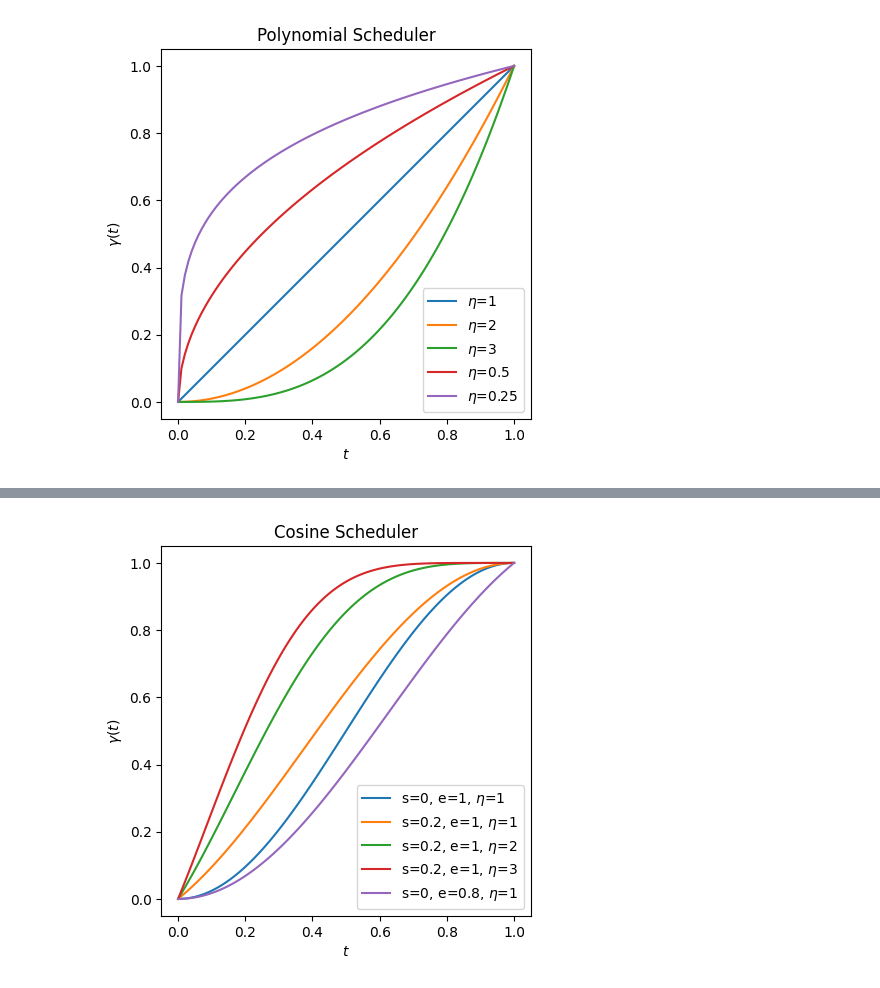
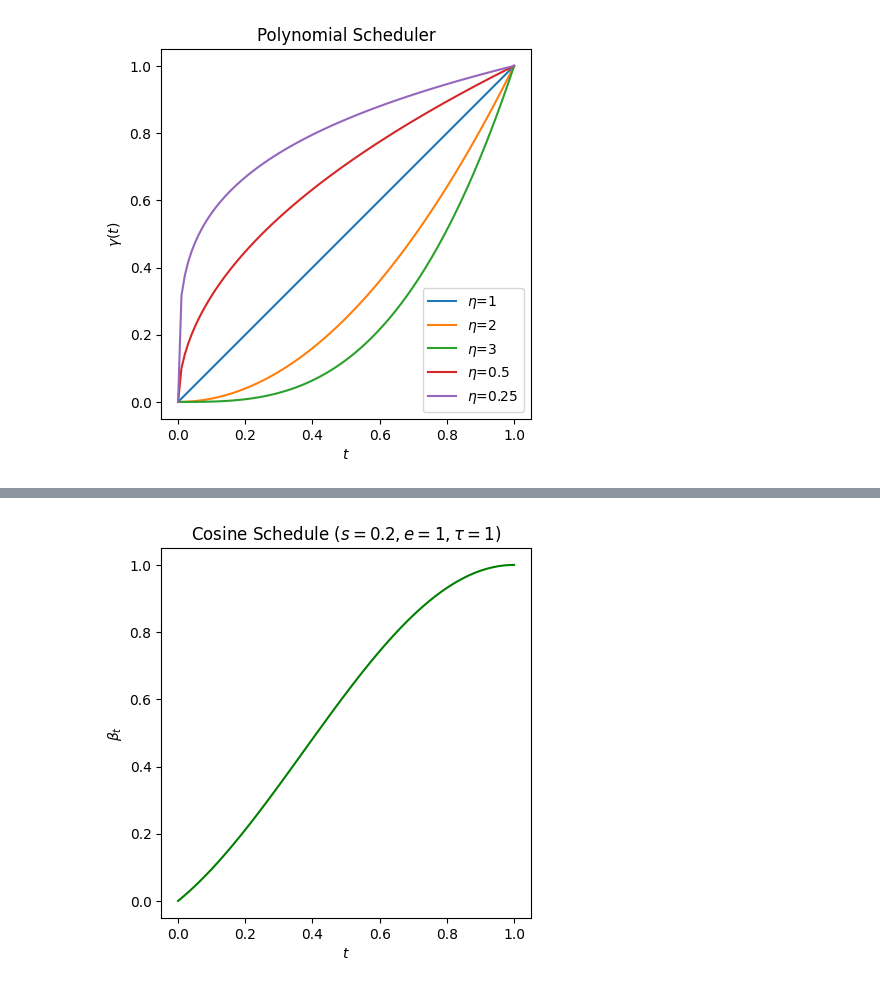
Before and after one commit to patrick-lindemann/ddpm, a Jupyter notebook: notebooks/plot_schedulers.ipynb, the cells around one changed output, grey strips where cells are left out. Cells and saved outputs as stored; diff of their text form; code cells hidden in the pictures.

```diff
--- a/notebooks/plot_schedulers.ipynb
+++ b/notebooks/plot_schedulers.ipynb
@@ -3,7 +3,6 @@ import sys
 sys.path.append('../')
 # %%
 import pathlib
-
-OUT_DIR = pathlib.Path('../out/')
+OUT_DIR = pathlib.Path('../out/plots')
 if not OUT_DIR.exists():
     OUT_DIR.mkdir()
@@ -50,22 +103,12 @@ plt.savefig(OUT_DIR / 'plot-polynomial.svg', bbox_inches='tight', pad_inches=0)
 # %%
-from diffusion.schedule import CosineScheduler
+from src.schedule import CosineSchedule
 
-variants = [
-    { 'start': 0, 'end': 1, 'tau': 1 },
-    { 'start': 0.2, 'end': 1, 'tau': 1 },
-    { 'start': 0.2, 'end': 1, 'tau': 2 },
-    { 'start': 0.2, 'end': 1, 'tau': 3 },
-    { 'start': 0, 'end': 0.8, 'tau': 1 },
-]
-
+schedule = CosineSchedule(start=0.2, end=1.0, tau=1.0)
 plt.xlabel('$t$')
-plt.ylabel('$\\gamma(t)$')
-plt.title('Cosine Scheduler')
+plt.ylabel('$\\beta_t$')
+plt.title('Cosine Schedule $(s=0.2, e=1, \\tau=1)$')
 plt.gca().set_aspect('equal', adjustable='box')
-for variant in variants:
-    scheduler = CosineScheduler(**variant)
-    plt.plot(t, scheduler(t), label=f"s={variant['start']}, e={variant['end']}, $\\eta$={variant['tau']}")
-plt.legend()
-plt.savefig(OUT_DIR / 'plot-cosine.svg', bbox_inches='tight', pad_inches=0)
+plt.plot(t, schedule(t), color='green')
+plt.savefig(OUT_DIR / 'plot-cosine-2.svg', bbox_inches='tight', pad_inches=0)
 # %% [output]
-[figure, old version]
+[figure, new version]
```
Also changed, not shown: parts of 9 cells of this notebook.
